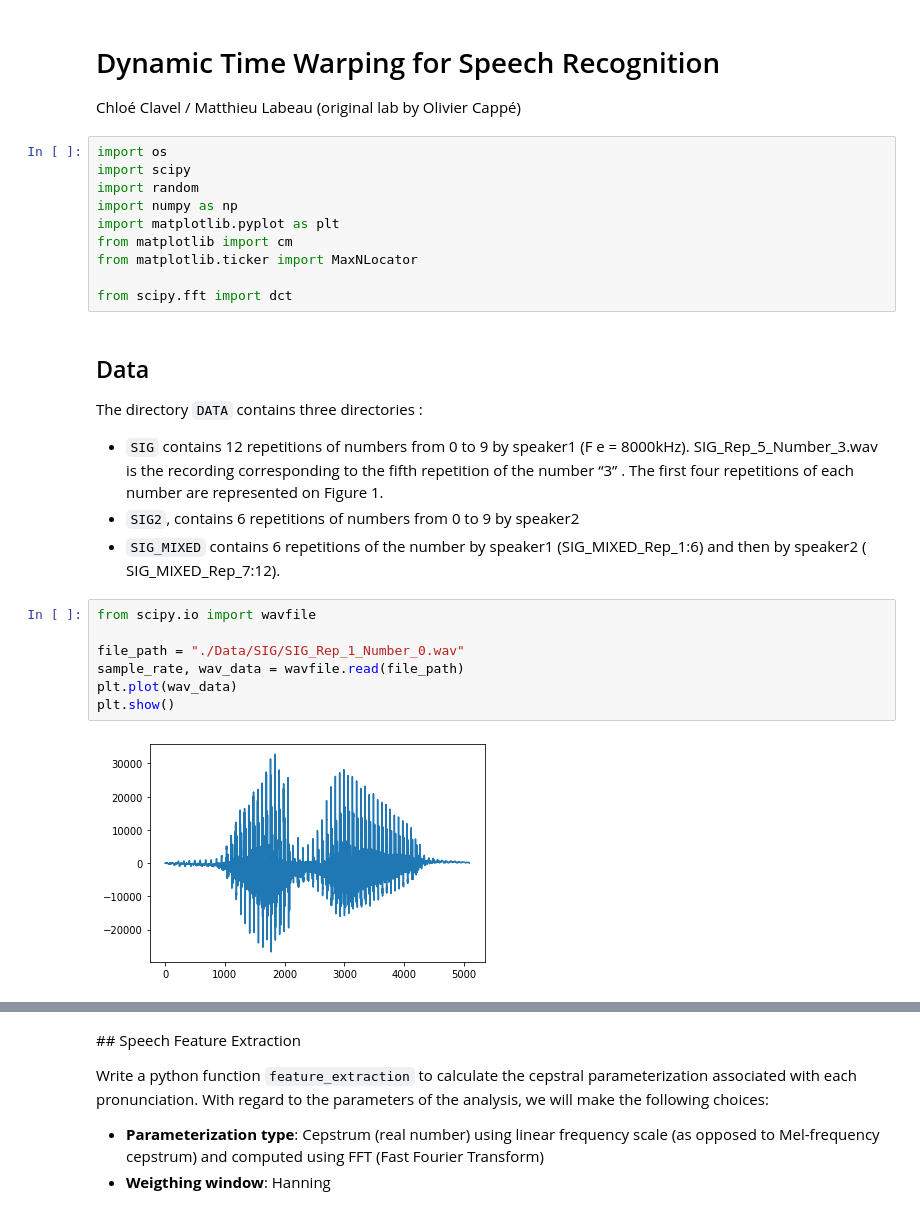
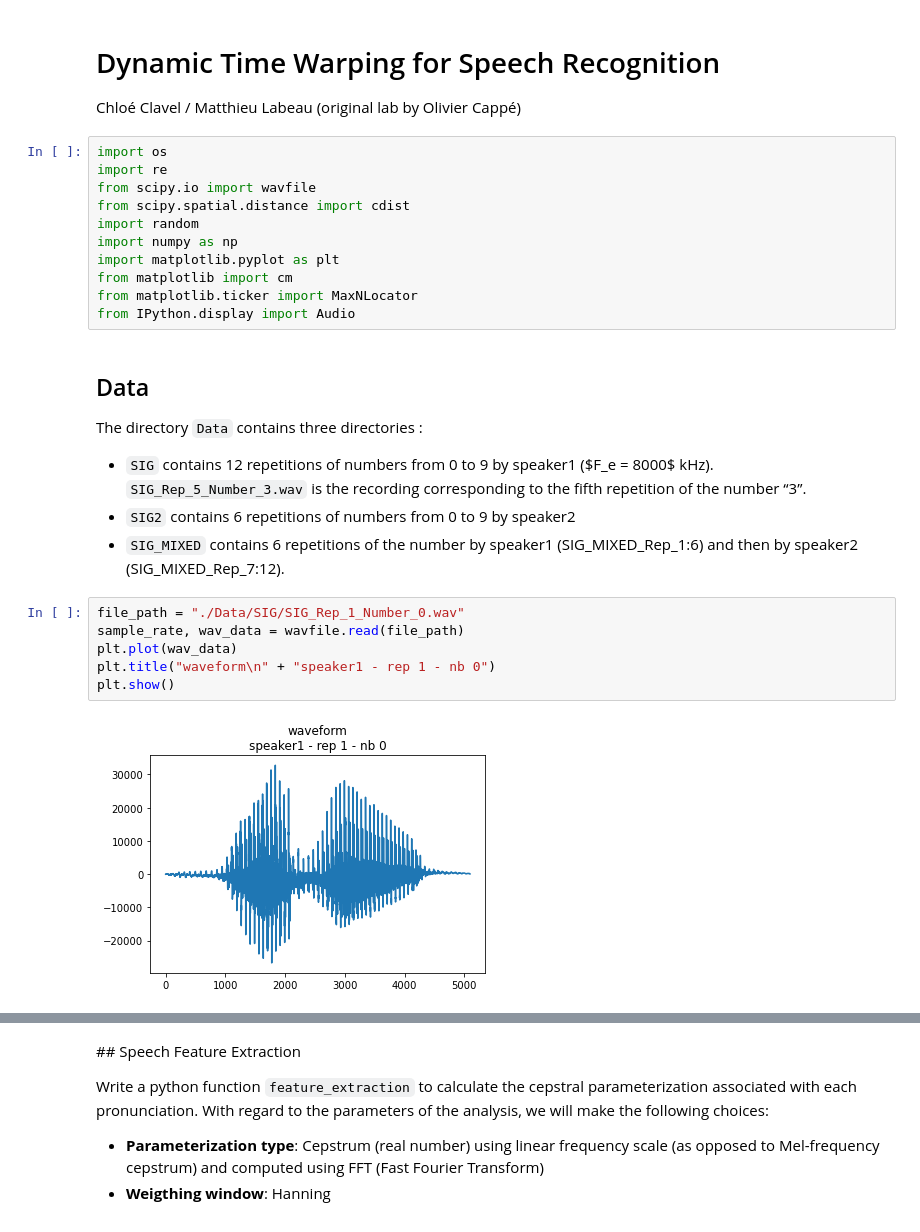
Before and after one commit to littlebuzzybee/TSIA206-TP2, a Jupyter notebook: TP - Dynamic Time Warping for Speech Recognition.ipynb, the cells around one changed output, grey strips where cells are left out. Cells and saved outputs as stored; diff of their text form.

````diff
--- a/TP - Dynamic Time Warping for Speech Recognition.ipynb
+++ b/TP - Dynamic Time Warping for Speech Recognition.ipynb
@@ -3,29 +3,29 @@
 Chloé Clavel / Matthieu Labeau (original lab by Olivier Cappé)
 # %%
 import os
-import scipy
+import re
+from scipy.io import wavfile
+from scipy.spatial.distance import cdist
 import random
 import numpy as np
 import matplotlib.pyplot as plt
 from matplotlib import cm
 from matplotlib.ticker import MaxNLocator
-
-from scipy.fft import dct
+from IPython.display import Audio
 # %% [markdown]
 ## Data
 
-The directory ```DATA``` contains three directories :
-- ```SIG``` contains 12 repetitions of numbers from 0 to 9 by speaker1 (F e = 8000kHz). SIG_Rep_5_Number_3.wav is the recording corresponding to the fifth repetition of the number “3” . The first four repetitions of each number are represented on Figure 1.
-- ```SIG2```, contains 6 repetitions of numbers from 0 to 9 by speaker2
-- ```SIG_MIXED``` contains 6 repetitions of the number by speaker1 (SIG_MIXED_Rep_1:6) and then by speaker2 ( SIG_MIXED_Rep_7:12).
+The directory ```Data``` contains three directories :
+- ```SIG``` contains 12 repetitions of numbers from 0 to 9 by speaker1 ($F_e = 8000$ kHz). `SIG_Rep_5_Number_3.wav` is the recording corresponding to the fifth repetition of the number “3”.
+- ```SIG2``` contains 6 repetitions of numbers from 0 to 9 by speaker2
+- ```SIG_MIXED``` contains 6 repetitions of the number by speaker1 (SIG_MIXED_Rep_1:6) and then by speaker2 (SIG_MIXED_Rep_7:12).
 # %%
-from scipy.io import wavfile
-
 file_path = "./Data/SIG/SIG_Rep_1_Number_0.wav"
 sample_rate, wav_data = wavfile.read(file_path)
 plt.plot(wav_data)
+plt.title("waveform\n" + "speaker1 - rep 1 - nb 0")
 plt.show()
 # %% [output]
-[figure, old version]
+[figure, new version]
 # %%
 plt.specgram(wav_data, Fs=sample_rate)
````
Also changed, not shown: parts of 60 cells of this notebook.
